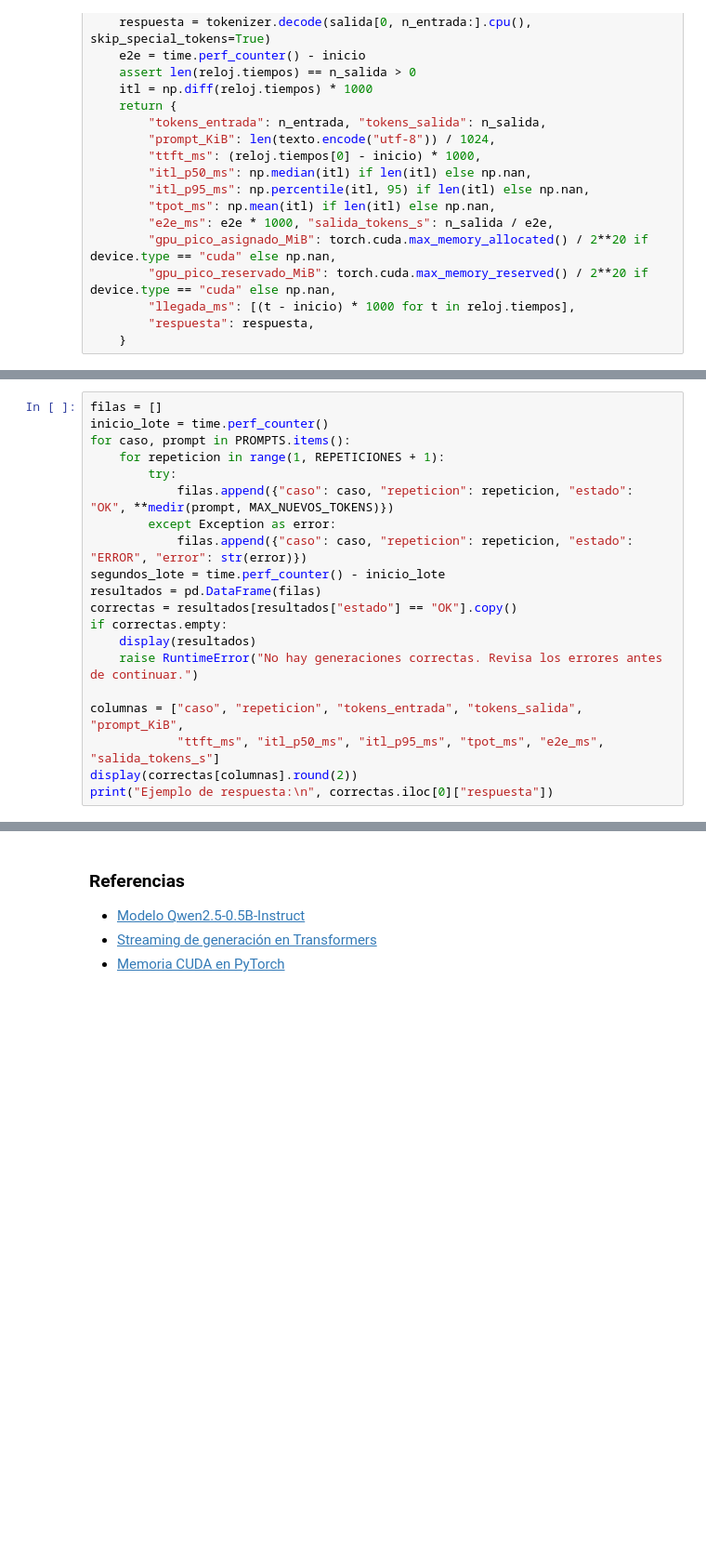
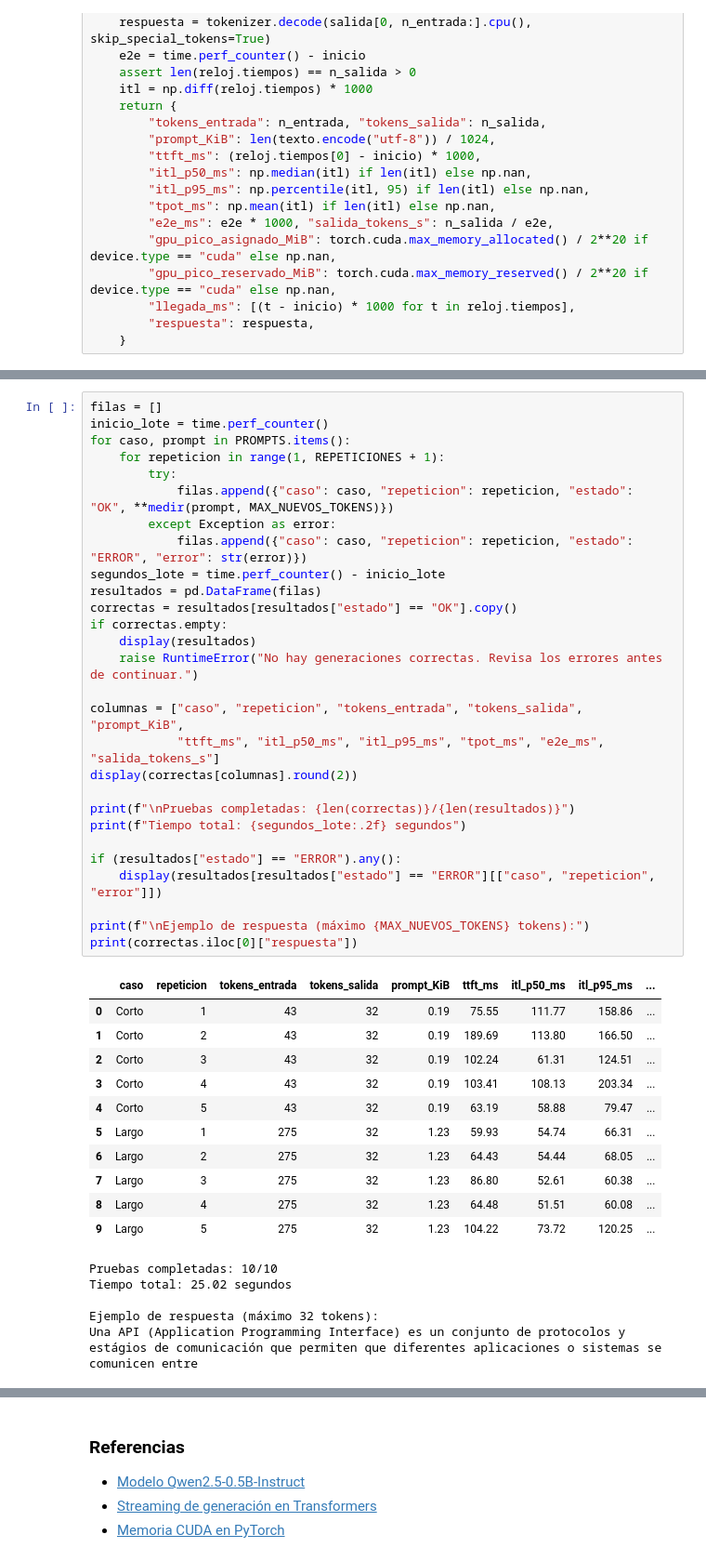
Before and after one commit to alvarogarciapiz/assets, a Jupyter notebook: 3_gdg_2026/03-metricas-de-rendimiento.ipynb, the cells around one changed output, grey strips where cells are left out. Shown at 93% size. Drawn from its saved outputs; the diff is of its cells as text; blank space fills up the shorter version.

```diff
--- a/3_gdg_2026/03-metricas-de-rendimiento.ipynb
+++ b/3_gdg_2026/03-metricas-de-rendimiento.ipynb
@@ -134,20 +169,45 @@ print("Modelo preparado. Ahora sí medimos.")
 # %%
 filas = []
 inicio_lote = time.perf_counter()
 for caso, prompt in PROMPTS.items():
     for repeticion in range(1, REPETICIONES + 1):
         try:
             filas.append({"caso": caso, "repeticion": repeticion, "estado": "OK", **medir(prompt, MAX_NUEVOS_TOKENS)})
         except Exception as error:
             filas.append({"caso": caso, "repeticion": repeticion, "estado": "ERROR", "error": str(error)})
 segundos_lote = time.perf_counter() - inicio_lote
 resultados = pd.DataFrame(filas)
 correctas = resultados[resultados["estado"] == "OK"].copy()
 if correctas.empty:
     display(resultados)
     raise RuntimeError("No hay generaciones correctas. Revisa los errores antes de continuar.")
 
 columnas = ["caso", "repeticion", "tokens_entrada", "tokens_salida", "prompt_KiB",
             "ttft_ms", "itl_p50_ms", "itl_p95_ms", "tpot_ms", "e2e_ms", "salida_tokens_s"]
 display(correctas[columnas].round(2))
-print("Ejemplo de respuesta:\n", correctas.iloc[0]["respuesta"])
+
+print(f"\nPruebas completadas: {len(correctas)}/{len(resultados)}")
+print(f"Tiempo total: {segundos_lote:.2f} segundos")
+
+if (resultados["estado"] == "ERROR").any():
+    display(resultados[resultados["estado"] == "ERROR"][["caso", "repeticion", "error"]])
+
+print(f"\nEjemplo de respuesta (máximo {MAX_NUEVOS_TOKENS} tokens):")
+print(correctas.iloc[0]["respuesta"])
+# %% [output]
+|  | caso | repeticion | tokens_entrada | tokens_salida | prompt_KiB | ttft_ms | itl_p50_ms | itl_p95_ms | ... |
+| 0 | Corto | 1 | 43 | 32 | 0.19 | 75.55 | 111.77 | 158.86 | ... |
+| 1 | Corto | 2 | 43 | 32 | 0.19 | 189.69 | 113.80 | 166.50 | ... |
+| 2 | Corto | 3 | 43 | 32 | 0.19 | 102.24 | 61.31 | 124.51 | ... |
+| 3 | Corto | 4 | 43 | 32 | 0.19 | 103.41 | 108.13 | 203.34 | ... |
+| 4 | Corto | 5 | 43 | 32 | 0.19 | 63.19 | 58.88 | 79.47 | ... |
+| 5 | Largo | 1 | 275 | 32 | 1.23 | 59.93 | 54.74 | 66.31 | ... |
+| 6 | Largo | 2 | 275 | 32 | 1.23 | 64.43 | 54.44 | 68.05 | ... |
+| 7 | Largo | 3 | 275 | 32 | 1.23 | 86.80 | 52.61 | 60.38 | ... |
+| 8 | Largo | 4 | 275 | 32 | 1.23 | 64.48 | 51.51 | 60.08 | ... |
+| 9 | Largo | 5 | 275 | 32 | 1.23 | 104.22 | 73.72 | 120.25 | ... |
+Pruebas completadas: 10/10
+Tiempo total: 25.02 segundos
+
+Ejemplo de respuesta (máximo 32 tokens):
+Una API (Application Programming Interface) es un conjunto de protocolos y estágios de comunicación que permiten que diferentes aplicaciones o sistemas se comunicen entre
```
Also changed, not shown: parts of 20 cells of this notebook.
